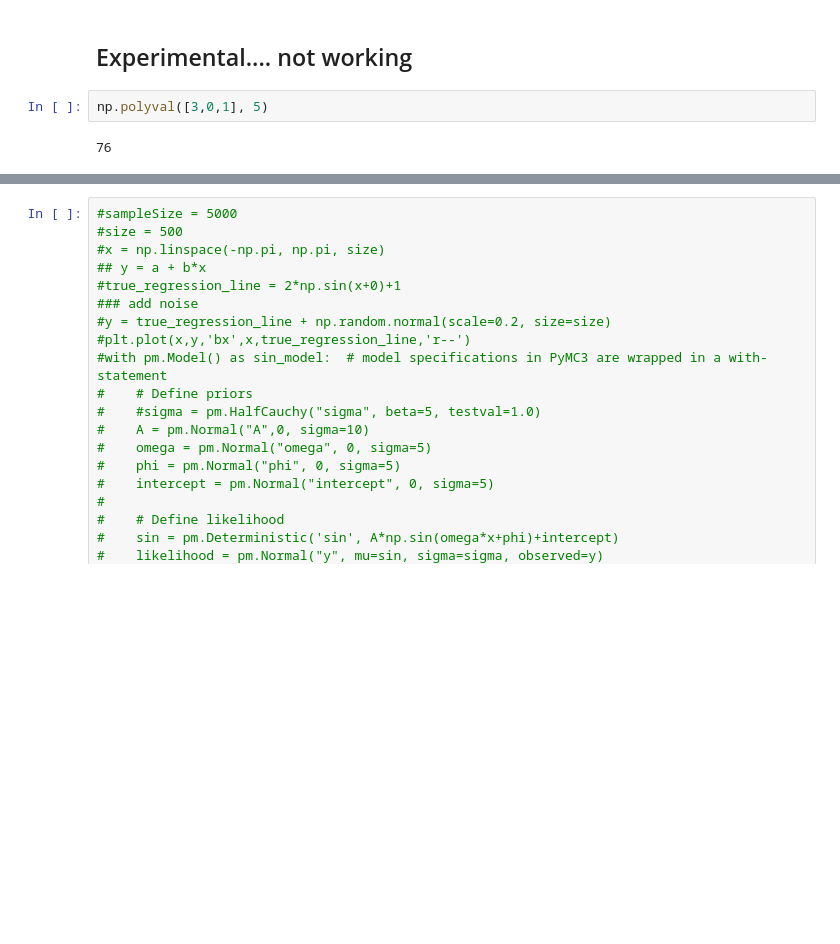
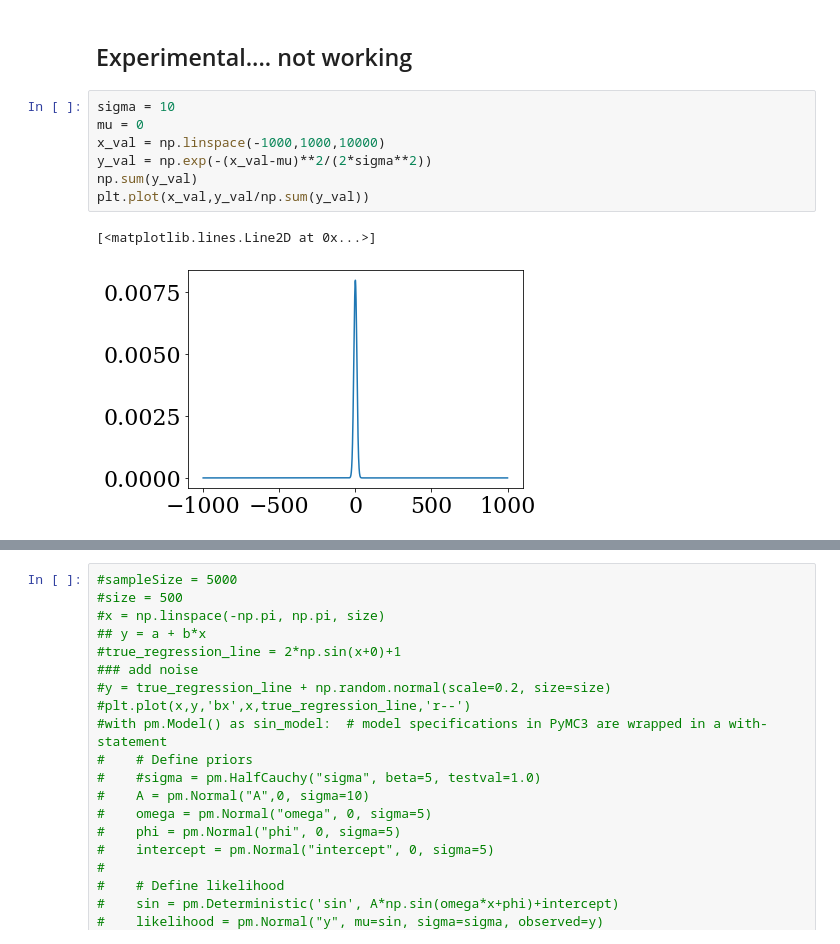
Before and after one commit to dschuechter/physics760_schuechter_krause, a Jupyter notebook: final_project/Code/Bayesian_model_selection_Testing.ipynb, the cells around one changed output, grey strips where cells are left out. Saved outputs shown, nothing was run; the diff lists cells and outputs as text; blank space fills up the shorter version.

```diff
--- a/final_project/Code/Bayesian_model_selection_Testing.ipynb
+++ b/final_project/Code/Bayesian_model_selection_Testing.ipynb
@@ -297,6 +370,12 @@ plt.show()
 # %% [markdown]
 ## Experimental.... not working
-# %%
-np.polyval([3,0,1], 5)
-# %% [output]
-76
+# %%
+sigma = 10
+mu = 0
+x_val = np.linspace(-1000,1000,10000)
+y_val = np.exp(-(x_val-mu)**2/(2*sigma**2))
+np.sum(y_val)
+plt.plot(x_val,y_val/np.sum(y_val))
+# %% [output]
+[<matplotlib.lines.Line2D at 0x...>]
+[figure, added]
```
Also changed, not shown: parts of 17 cells of this notebook, 3 other files.
